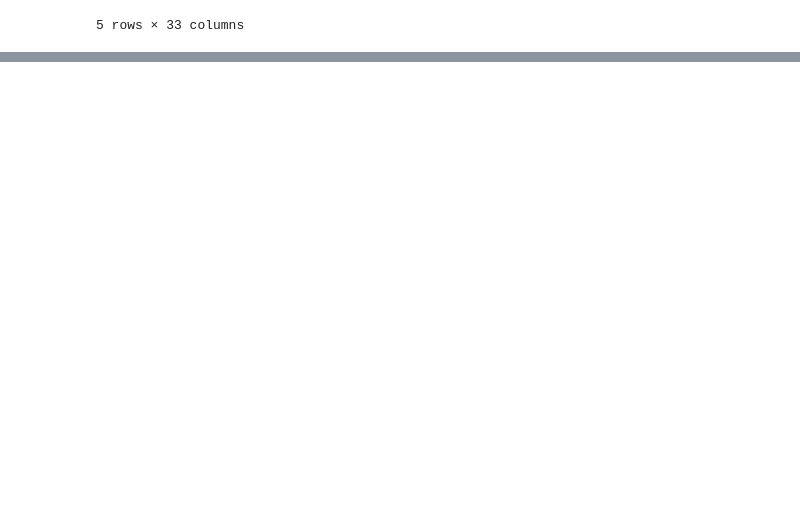
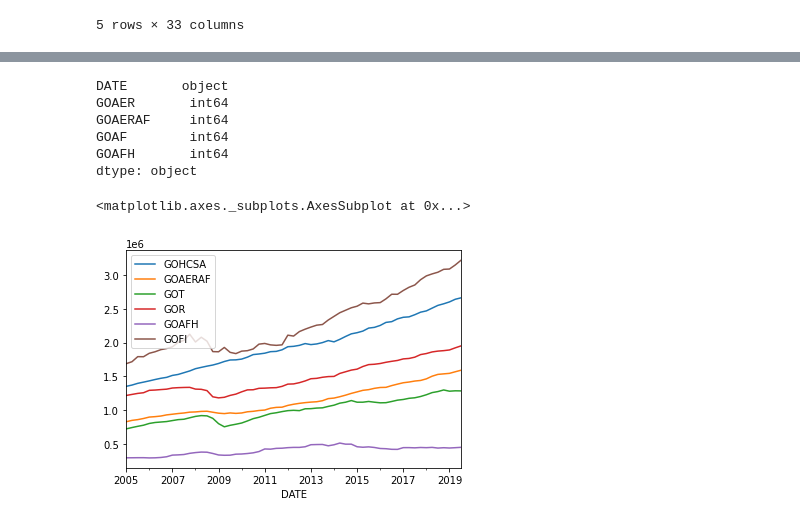
Before and after one commit to xcao38/covid19_analysis, a Jupyter notebook: covid19_eco_analysis.ipynb, the cells around one changed output, grey strips where cells are left out. Saved outputs shown, nothing was run; the diff lists cells and outputs as text; code cells hidden in the pictures; blank space fills up the shorter version.

```diff
--- a/covid19_eco_analysis.ipynb
+++ b/covid19_eco_analysis.ipynb
@@ -62,0 +107,20 @@ go_by_industry.head()
+# %%
+go_by_industry.dtypes[:5]
+# %% [output]
+DATE       object
+GOAER       int64
+GOAERAF     int64
+GOAF        int64
+GOAFH       int64
+dtype: object
+# %%
+go_by_industry['DATE'] = pd.to_datetime(go_by_industry['DATE'])
+# %%
+go_by_industry = go_by_industry.set_index('DATE')
+# %%
+test_cols = ['GOHCSA','GOAERAF','GOT','GOR','GOAFH','GOFI']
+# %%
+go_by_industry[test_cols].plot()
+# %% [output]
+<matplotlib.axes._subplots.AxesSubplot at 0x...>
+[figure, added]
```
Also changed, not shown: parts of 14 cells of this notebook.
